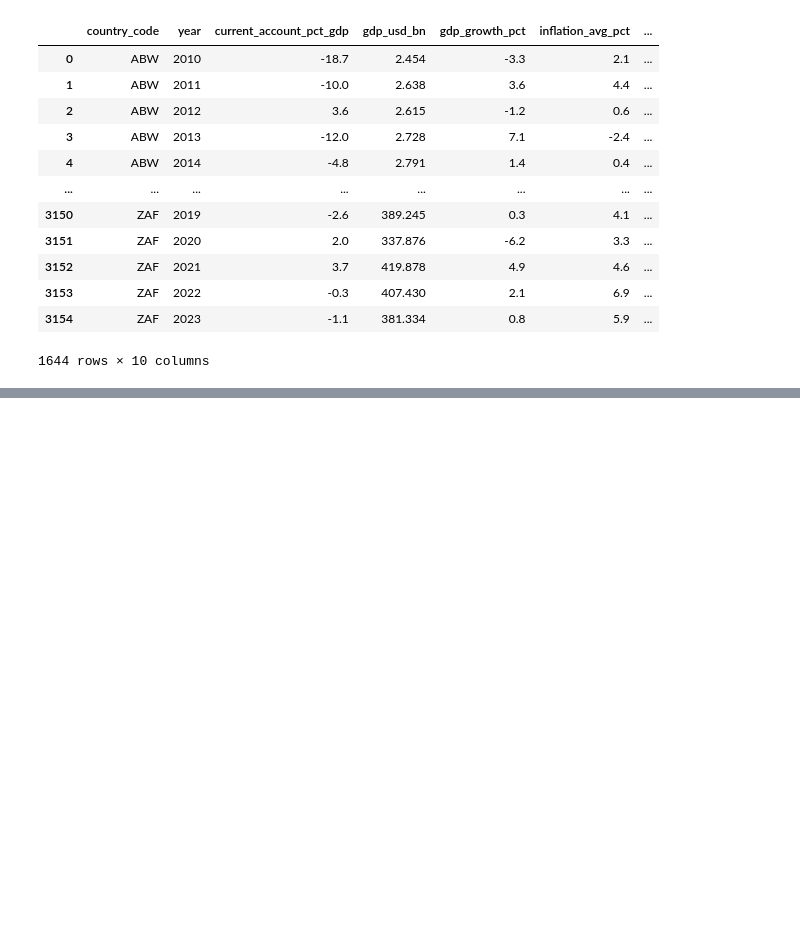
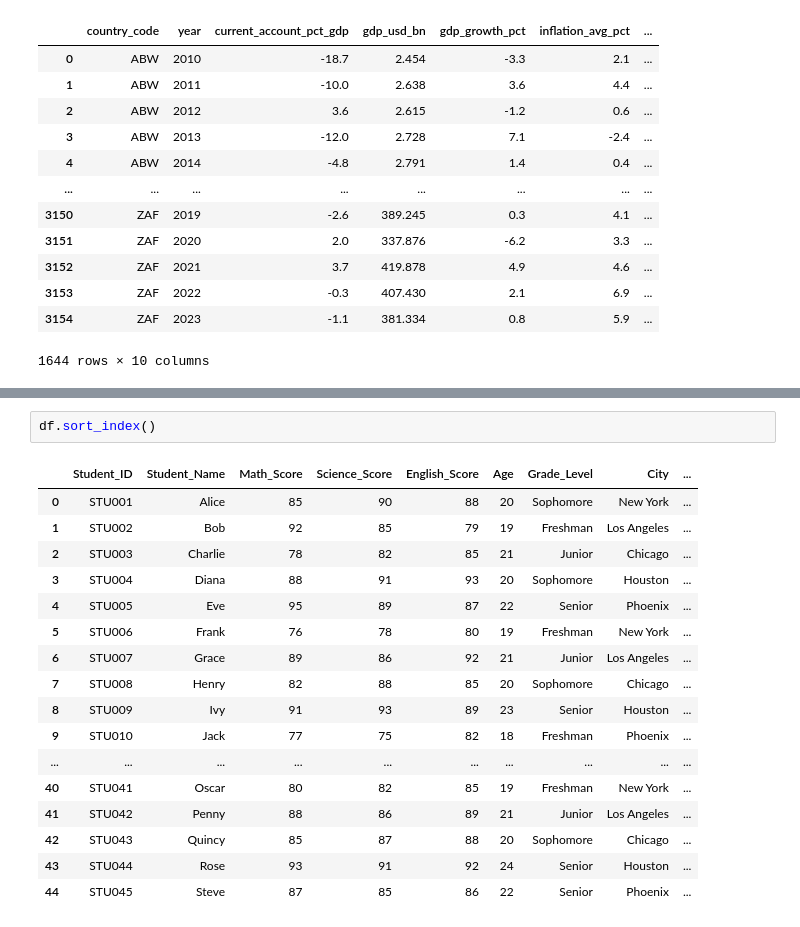
Before and after one commit to elmago07/AI-ML-Learnings, a Jupyter notebook: pandas_learnings.ipynb, the cells around one changed output, grey strips where cells are left out. Drawn from its saved outputs; the diff is of its cells as text; blank space fills up the shorter version.

```diff
--- a/pandas_learnings.ipynb
+++ b/pandas_learnings.ipynb
@@ -507,0 +661,20 @@ df.dropna(subset='unemployment_pct') #drops row where unemployment_pct column is
+# %%
+df.sort_index()
+# %% [output]
+|  | Student_ID | Student_Name | Math_Score | Science_Score | English_Score | Age | Grade_Level | City | ... |
+| 0 | STU001 | Alice | 85 | 90 | 88 | 20 | Sophomore | New York | ... |
+| 1 | STU002 | Bob | 92 | 85 | 79 | 19 | Freshman | Los Angeles | ... |
+| 2 | STU003 | Charlie | 78 | 82 | 85 | 21 | Junior | Chicago | ... |
+| 3 | STU004 | Diana | 88 | 91 | 93 | 20 | Sophomore | Houston | ... |
+| 4 | STU005 | Eve | 95 | 89 | 87 | 22 | Senior | Phoenix | ... |
+| 5 | STU006 | Frank | 76 | 78 | 80 | 19 | Freshman | New York | ... |
+| 6 | STU007 | Grace | 89 | 86 | 92 | 21 | Junior | Los Angeles | ... |
+| 7 | STU008 | Henry | 82 | 88 | 85 | 20 | Sophomore | Chicago | ... |
+| 8 | STU009 | Ivy | 91 | 93 | 89 | 23 | Senior | Houston | ... |
+| 9 | STU010 | Jack | 77 | 75 | 82 | 18 | Freshman | Phoenix | ... |
+| ... | ... | ... | ... | ... | ... | ... | ... | ... | ... |
+| 40 | STU041 | Oscar | 80 | 82 | 85 | 19 | Freshman | New York | ... |
+| 41 | STU042 | Penny | 88 | 86 | 89 | 21 | Junior | Los Angeles | ... |
+| 42 | STU043 | Quincy | 85 | 87 | 88 | 20 | Sophomore | Chicago | ... |
+| 43 | STU044 | Rose | 93 | 91 | 92 | 24 | Senior | Houston | ... |
+| 44 | STU045 | Steve | 87 | 85 | 86 | 22 | Senior | Phoenix | ... |
```
Also changed, not shown: parts of 10 cells of this notebook.
